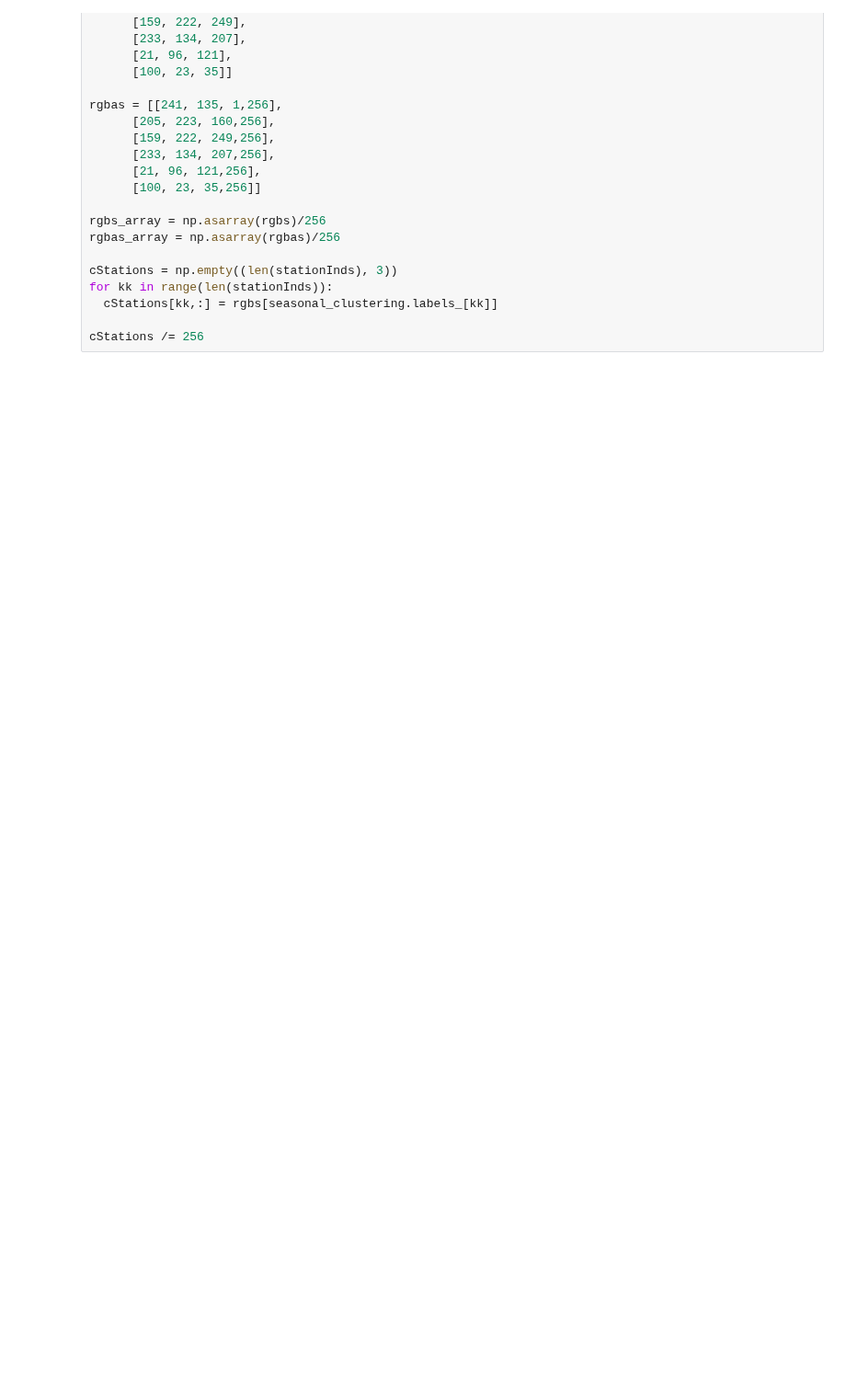
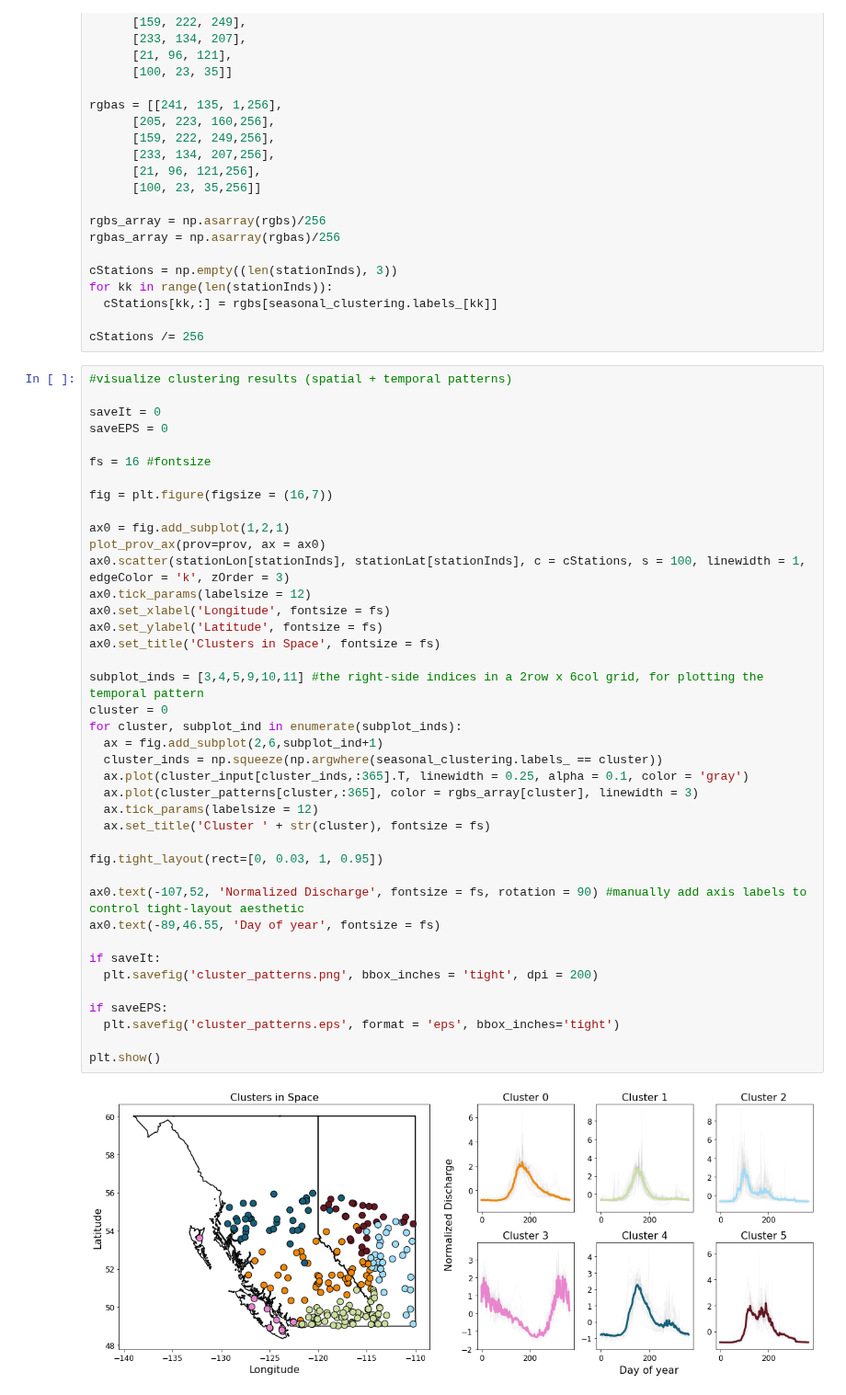
Before and after one commit to andersonsam/cnn_lstm_era, a Jupyter notebook: main_publish.ipynb, the cells around one changed output. Shown at 92% size. Saved outputs shown, nothing was run; the diff lists cells and outputs as text; blank space fills up the shorter version.

```diff
--- a/main_publish.ipynb
+++ b/main_publish.ipynb
@@ -631,3 +625,45 @@ for kk in range(len(stationInds)):
   cStations[kk,:] = rgbs[seasonal_clustering.labels_[kk]]
 
 cStations /= 256
+# %%
+#visualize clustering results (spatial + temporal patterns)
+
+saveIt = 0
+saveEPS = 0
+
+fs = 16 #fontsize
+
+fig = plt.figure(figsize = (16,7))
+
+ax0 = fig.add_subplot(1,2,1)
+plot_prov_ax(prov=prov, ax = ax0)
+ax0.scatter(stationLon[stationInds], stationLat[stationInds], c = cStations, s = 100, linewidth = 1, edgeColor = 'k', zOrder = 3)
+ax0.tick_params(labelsize = 12)
+ax0.set_xlabel('Longitude', fontsize = fs)
+ax0.set_ylabel('Latitude', fontsize = fs)
+ax0.set_title('Clusters in Space', fontsize = fs)
+
+subplot_inds = [3,4,5,9,10,11] #the right-side indices in a 2row x 6col grid, for plotting the temporal pattern
+cluster = 0
+for cluster, subplot_ind in enumerate(subplot_inds):
+  ax = fig.add_subplot(2,6,subplot_ind+1)
+  cluster_inds = np.squeeze(np.argwhere(seasonal_clustering.labels_ == cluster))
+  ax.plot(cluster_input[cluster_inds,:365].T, linewidth = 0.25, alpha = 0.1, color = 'gray')
+  ax.plot(cluster_patterns[cluster,:365], color = rgbs_array[cluster], linewidth = 3)
+  ax.tick_params(labelsize = 12)
+  ax.set_title('Cluster ' + str(cluster), fontsize = fs)
+
+fig.tight_layout(rect=[0, 0.03, 1, 0.95])
+
+ax0.text(-107,52, 'Normalized Discharge', fontsize = fs, rotation = 90) #manually add axis labels to control tight-layout aesthetic
+ax0.text(-89,46.55, 'Day of year', fontsize = fs)
+
+if saveIt:
+  plt.savefig('cluster_patterns.png', bbox_inches = 'tight', dpi = 200)
+
+if saveEPS:
+  plt.savefig('cluster_patterns.eps', format = 'eps', bbox_inches='tight')
+
+plt.show()
+# %% [output]
+[figure, added]
```
Also changed, not shown: parts of 23 cells of this notebook.
